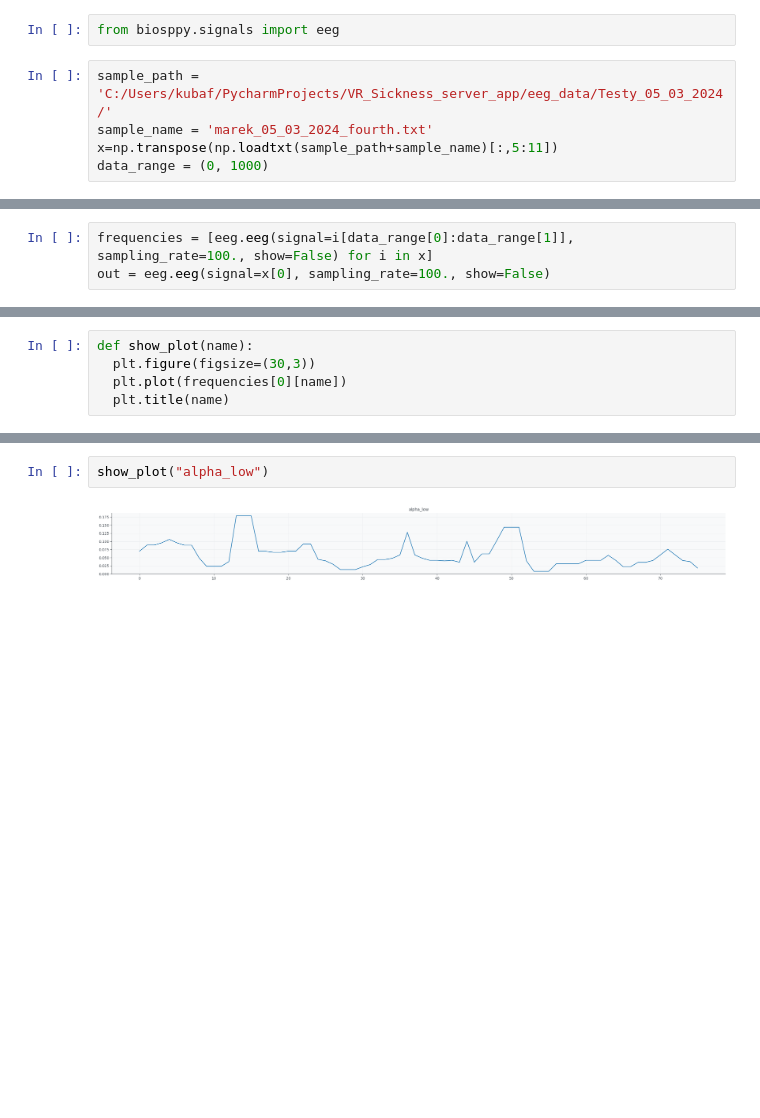
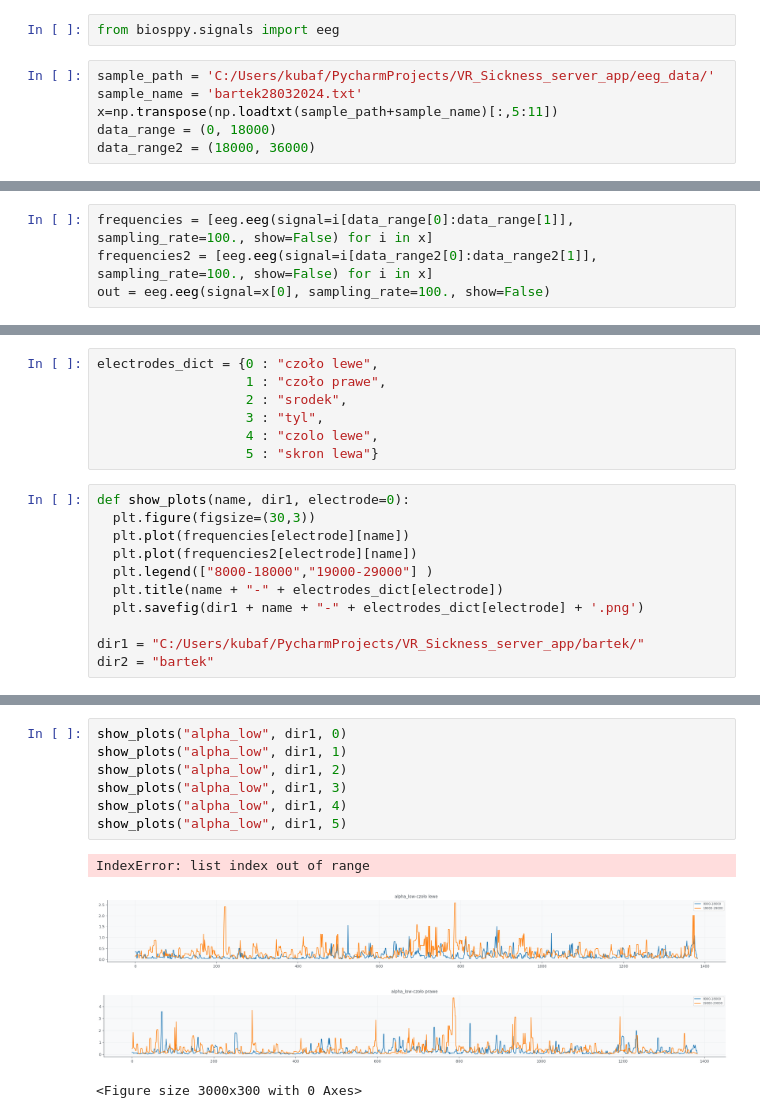
Before and after one commit to Fajcon/VR_Sickness_prediction, a Jupyter notebook: eeg_analytic_tools.ipynb, the cells around one changed output, grey strips where cells are left out. Drawn from its saved outputs; the diff is of its cells as text; blank space fills up the shorter version.

```diff
--- a/eeg_analytic_tools.ipynb
+++ b/eeg_analytic_tools.ipynb
@@ -48,7 +48,8 @@ save_csv_and_plots_to_single_pdf(sample_dir_path, "marek_05_03_2024_first")
 # %%
 from biosppy.signals import eeg
 # %%
-sample_path = 'C:/Users/kubaf/PycharmProjects/VR_Sickness_server_app/eeg_data/Testy_05_03_2024/'
-sample_name = 'marek_05_03_2024_fourth.txt'
+sample_path = 'C:/Users/kubaf/PycharmProjects/VR_Sickness_server_app/eeg_data/'
+sample_name = 'bartek28032024.txt'
 x=np.transpose(np.loadtxt(sample_path+sample_name)[:,5:11])
-data_range = (0, 1000)
+data_range = (0, 18000)
+data_range2 = (18000, 36000)
@@ -55,5 +60,6 @@ data_range = (0, 1000)
 # %%
 frequencies = [eeg.eeg(signal=i[data_range[0]:data_range[1]], sampling_rate=100., show=False) for i in x]
+frequencies2 = [eeg.eeg(signal=i[data_range2[0]:data_range2[1]], sampling_rate=100., show=False) for i in x]
 out = eeg.eeg(signal=x[0], sampling_rate=100., show=False)
 # %%
 """
@@ -86,5 +97,18 @@ plf : array
+# %%
+electrodes_dict = {0 : "czoło lewe",
+                   1 : "czoło prawe",
+                   2 : "srodek",
+                   3 : "tyl",
+                   4 : "czolo lewe",
+                   5 : "skron lewa"}
 # %%
-def show_plot(name):
+def show_plots(name, dir1, electrode=0):
   plt.figure(figsize=(30,3))
-  plt.plot(frequencies[0][name])
-  plt.title(name)
+  plt.plot(frequencies[electrode][name])
+  plt.plot(frequencies2[electrode][name])
+  plt.legend(["8000-18000","19000-29000"] )
+  plt.title(name + "-" + electrodes_dict[electrode])
+  plt.savefig(dir1 + name + "-" + electrodes_dict[electrode] + '.png')
+
+dir1 = "C:/Users/kubaf/PycharmProjects/VR_Sickness_server_app/bartek/"
+dir2 = "bartek"
@@ -91,4 +135,12 @@ def show_plot(name):
 # %%
-show_plot("alpha_low")
+show_plots("alpha_low", dir1, 0)
+show_plots("alpha_low", dir1, 1)
+show_plots("alpha_low", dir1, 2)
+show_plots("alpha_low", dir1, 3)
+show_plots("alpha_low", dir1, 4)
+show_plots("alpha_low", dir1, 5)
 # %% [output]
+IndexError: list index out of range
-[figure, old version]
+[figure, new version]
+[figure, added]
+<Figure size 3000x300 with 0 Axes>
```
Also changed, not shown: parts of 11 cells of this notebook, 2 other files.
